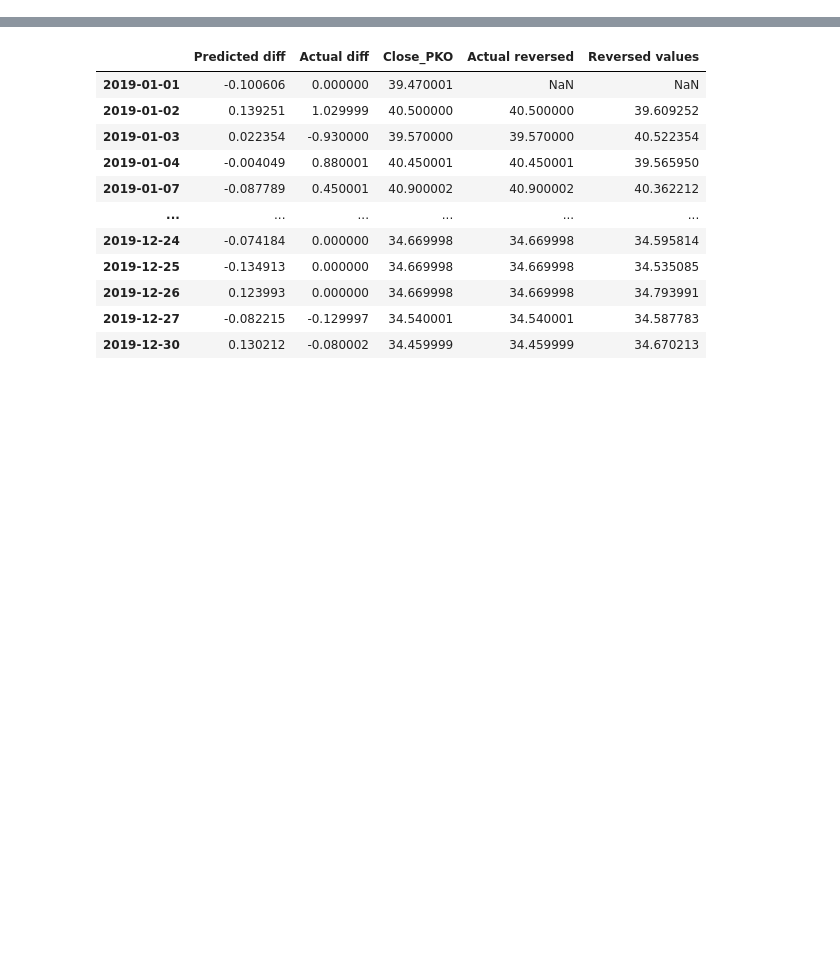
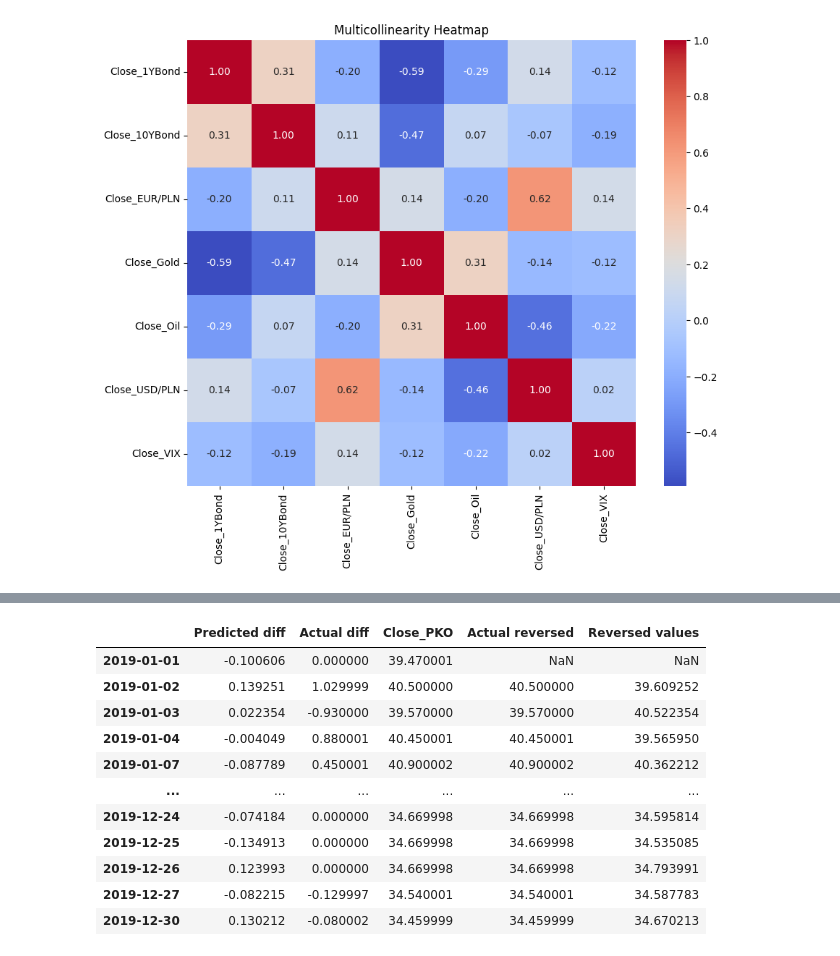
Before and after one commit to Oskar-Bednarek/Master-Thesis-Prediction-models, a Jupyter notebook: XGBoost/XGBoost_prediction.ipynb, the cells around one changed output, grey strips where cells are left out. Drawn from its saved outputs; the diff is of its cells as text; code cells hidden in the pictures; blank space fills up the shorter version.

```diff
--- a/XGBoost/XGBoost_prediction.ipynb
+++ b/XGBoost/XGBoost_prediction.ipynb
@@ -115,0 +18,16 @@ dtest = xgb.DMatrix(X_test, label=y_test)
+# %%
+# import both datasets
+
+data_pre = pd.read_excel('Final Dataset.xlsx', sheet_name='Pre COVID', index_col=0)
+data_post = pd.read_excel('Final Dataset.xlsx', sheet_name='Post COVID', index_col=0)
+
+exogenous_pre = data_pre.iloc[:, 102:]
+exogenous_post = data_post.iloc[:, 102:]
+
+# create a list of company tickers and number of companies
+companies = ['PKO', 'PZU', 'PGE', 'KGH', 'PKN', 'LLP', 'PEO', 'CDR', 'ENE', 'TPE',
+            'AMC', 'CCC', 'BDX', 'CPS', 'ALR', 'JSW', 'ACP', 'CAR', 'SPL', 'PEP',
+            'KRU', 'NEU', 'ERB', 'ATD', 'DAT', 'ZMT', 'KTY', 'ABE', 'MRB', 'UNI',
+            'WIG', 'WIG20', 'mWIG40', 'sWIG80']
+
+num_of_companies = len(companies)
@@ -115,0 +152,16 @@ dtest = xgb.DMatrix(X_test, label=y_test)
+# %%
+exogenous_pre = exogenous_pre[['Close_1YBond', 'Close_10YBond', 'Close_EUR/PLN', 'Close_Gold', 'Close_Oil', 'Close_USD/PLN', 'Close_VIX']]
+exogenous_post = exogenous_post[['Close_1YBond', 'Close_10YBond', 'Close_EUR/PLN', 'Close_Gold', 'Close_Oil', 'Close_USD/PLN', 'Close_VIX']]
+# %%
+# Compute the correlation matrix
+correlation_matrix = exogenous_pre.corr()
+
+# Create a heatmap
+plt.figure(figsize=(10, 8))
+sns.heatmap(correlation_matrix, annot=True, fmt=".2f", cmap='coolwarm', cbar=True)
+
+# Set the title
+plt.title('Multicollinearity Heatmap')
+plt.show()
+# %% [output]
+[figure, added]
```
Also changed, not shown: parts of 42 cells of this notebook, 8 other files.
